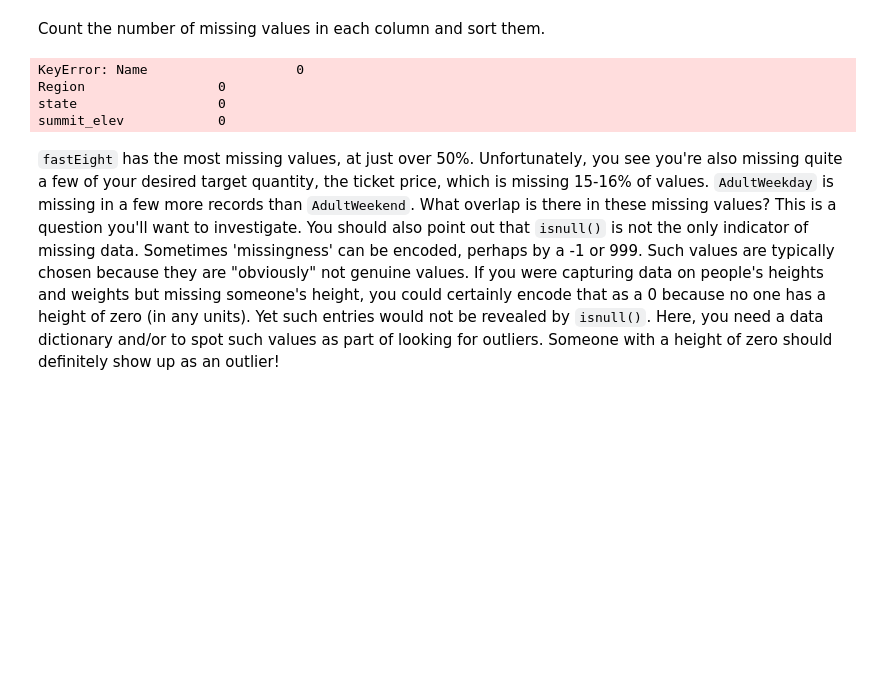
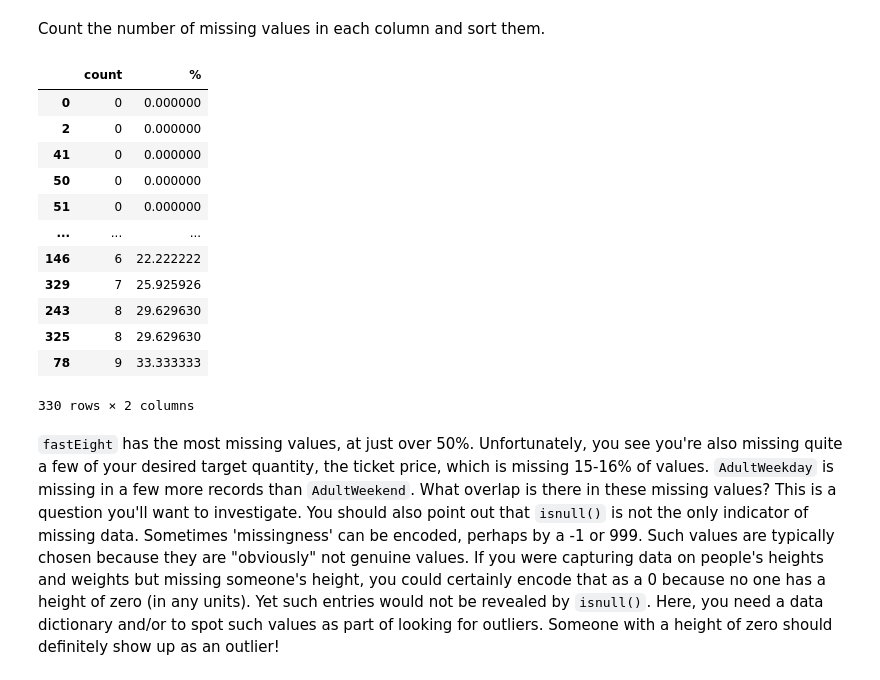
Before and after one commit to pzal8746/DataScienceGuidedCapstone, a Jupyter notebook: 02_data_wrangling[1].ipynb, the cells around one changed output. Saved outputs shown, nothing was run; the diff lists cells and outputs as text; code cells hidden in the pictures; blank space fills up the shorter version.

```diff
--- a/02_data_wrangling[1].ipynb
+++ b/02_data_wrangling[1].ipynb
@@ -165,17 +166,27 @@ Count the number of missing values in each column and sort them.
 # %%
 #Code task 5#
 #Count (using `.sum()`) the number of missing values (`.isnull()`) in each column of
 #ski_data as well as the percentages (using `.mean()` instead of `.sum()`).
 #Order them (increasing or decreasing) using sort_values
 #Call `pd.concat` to present these in a single table (DataFrame) with the helpful column names 'count' and '%'
-missing = ski_data.sort_values([ski_data.isnull().sum(), 100 * ski_data.isnull().mean()], axis=1)
-missing.columns=['count', '%']
-missing.concat(by= missing.columns)
+
+missing = pd.concat([ski_data.isnull().sum(axis=1), 100 * ski_data.isnull().mean(axis=1)], axis=1)
+missing.columns= ['count', '%']
+missing.sort_values(by= ['count', '%'])
 # %% [output]
+|  | count | % |
+| 0 | 0 | 0.000000 |
+| 2 | 0 | 0.000000 |
+| 41 | 0 | 0.000000 |
+| 50 | 0 | 0.000000 |
+| 51 | 0 | 0.000000 |
+| ... | ... | ... |
+| 146 | 6 | 22.222222 |
+| 329 | 7 | 25.925926 |
+| 243 | 8 | 29.629630 |
+| 325 | 8 | 29.629630 |
+| 78 | 9 | 33.333333 |
-KeyError: Name                   0
-Region                 0
-state                  0
-summit_elev            0
+330 rows × 2 columns
 # %% [markdown]
 `fastEight` has the most missing values, at just over 50%. Unfortunately, you see you're also missing quite a few of your desired target quantity, the ticket price, which is missing 15-16% of values. `AdultWeekday` is missing in a few more records than `AdultWeekend`. What overlap is there in these missing values? This is a question you'll want to investigate. You should also point out that `isnull()` is not the only indicator of missing data. Sometimes 'missingness' can be encoded, perhaps by a -1 or 999. Such values are typically chosen because they are "obviously" not genuine values. If you were capturing data on people's heights and weights but missing someone's height, you could certainly encode that as a 0 because no one has a height of zero (in any units). Yet such entries would not be revealed by `isnull()`. Here, you need a data dictionary and/or to spot such values as part of looking for outliers. Someone with a height of zero should definitely show up as an outlier!
 # %% [markdown]
```
Also changed, not shown: parts of 41 cells of this notebook.
